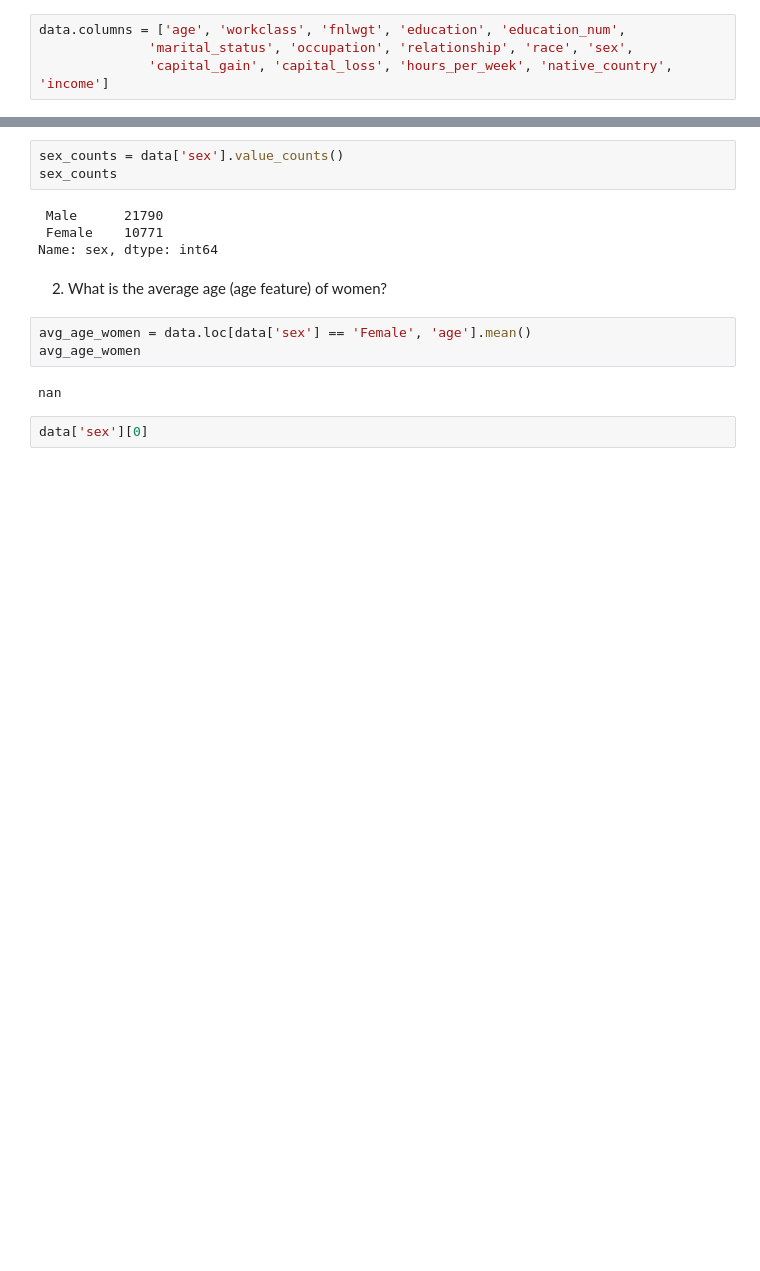
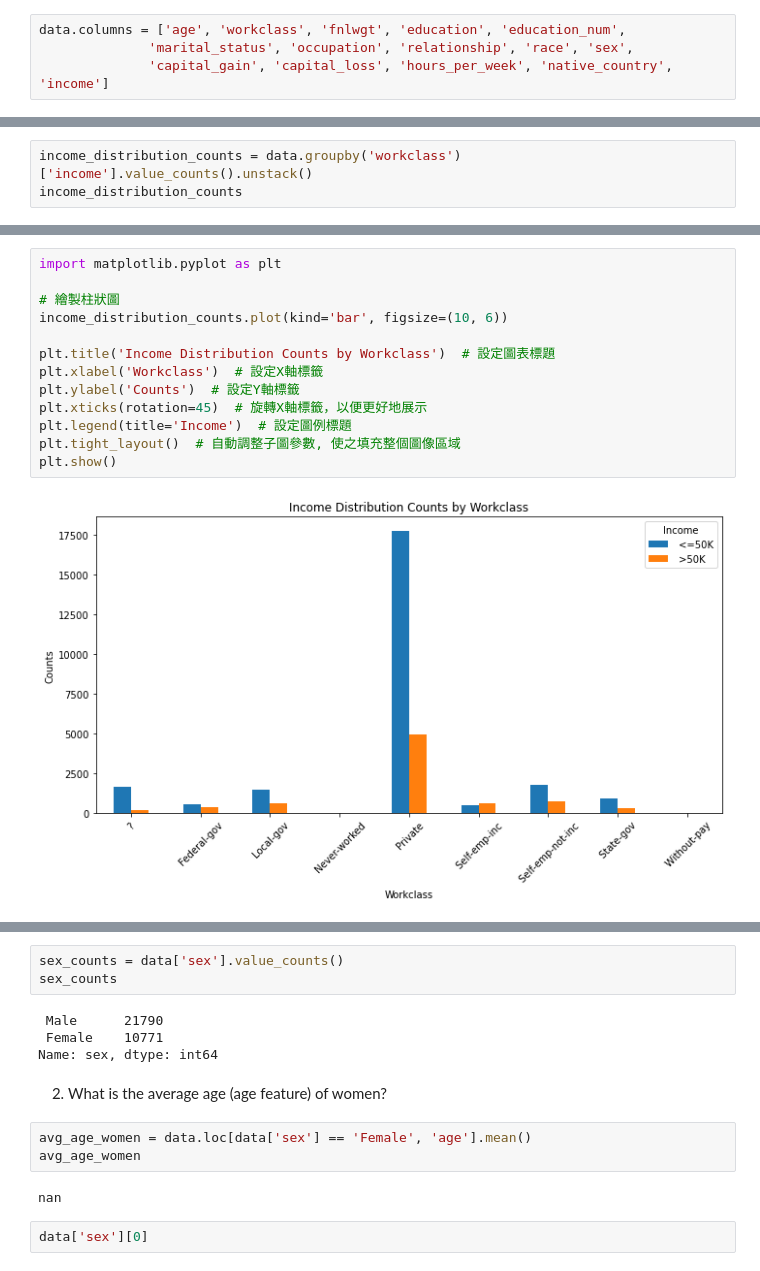
Before and after one commit to pecu/PL, a Jupyter notebook: HW1/HW1.ipynb, the cells around one changed output, grey strips where cells are left out. Saved outputs shown, nothing was run; the diff lists cells and outputs as text; blank space fills up the shorter version.

```diff
--- a/HW1/HW1.ipynb
+++ b/HW1/HW1.ipynb
@@ -53,0 +52,3 @@ sns.violinplot(data=age_income, x="income", y="age")
+# %%
+income_distribution_counts = data.groupby('workclass')['income'].value_counts().unstack()
+income_distribution_counts
@@ -53,0 +67,15 @@ sns.violinplot(data=age_income, x="income", y="age")
+# %%
+import matplotlib.pyplot as plt
+
+# 繪製柱狀圖
+income_distribution_counts.plot(kind='bar', figsize=(10, 6))
+
+plt.title('Income Distribution Counts by Workclass')  # 設定圖表標題
+plt.xlabel('Workclass')  # 設定X軸標籤
+plt.ylabel('Counts')  # 設定Y軸標籤
+plt.xticks(rotation=45)  # 旋轉X軸標籤，以便更好地展示
+plt.legend(title='Income')  # 設定圖例標題
+plt.tight_layout()  # 自動調整子圖參數, 使之填充整個圖像區域
+plt.show()
+# %% [output]
+[figure, added]
```
Also changed, not shown: parts of 22 cells of this notebook.
